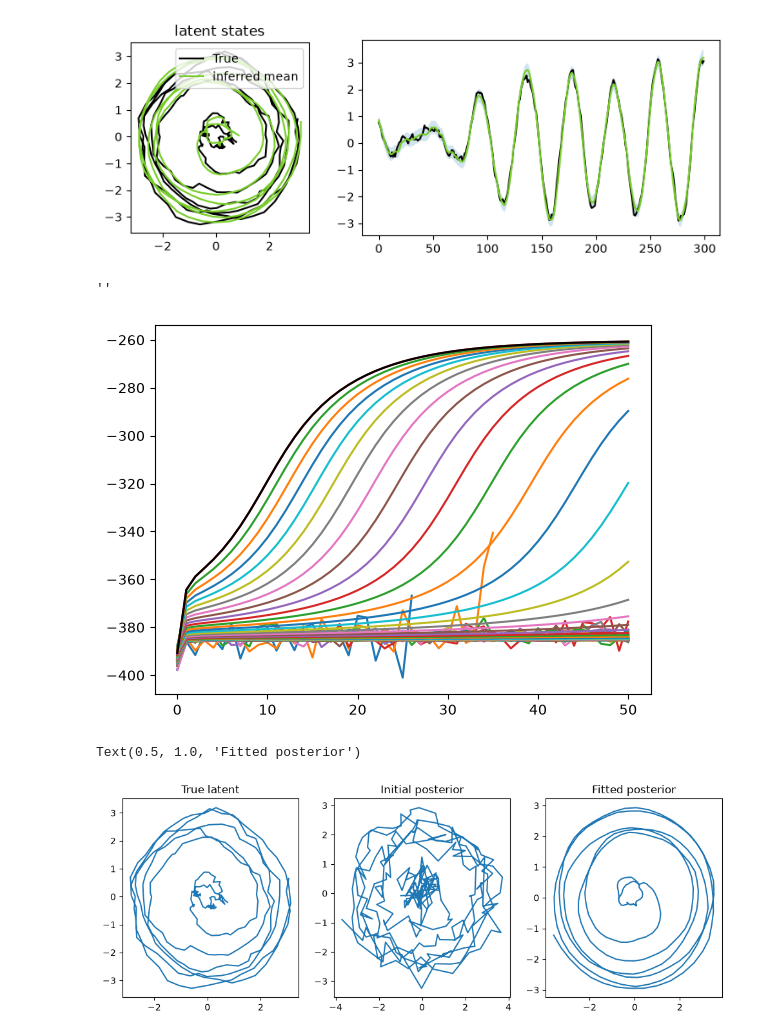
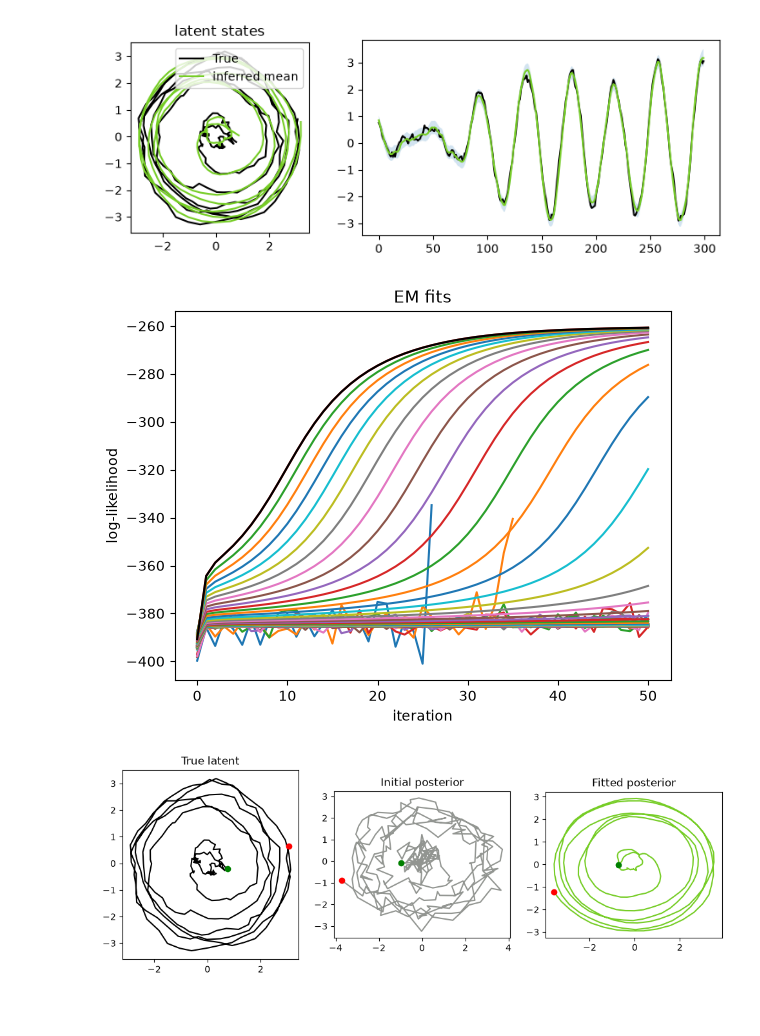
Before and after one commit to luis-rr/xxm, a Jupyter notebook: notebooks/lds.ipynb, the cells around one changed output. Drawn from its saved outputs; the diff is of its cells as text; code cells hidden in the pictures; blank space fills up the shorter version.

```diff
--- a/notebooks/lds.ipynb
+++ b/notebooks/lds.ipynb
@@ -102,28 +117,39 @@ plot_inference(states, posterior)
 # %% [output]
 [figure]
 # %%
-initial_models = init.init_pca_many(observations, state_dim=2, covariance_floors=jnp.logspace(-5, -2, 64))
+def plot_fits(fits, highlight_idx):
+    f, ax = plt.subplots()
+
+    ax.plot(fits.objective_traces.T)
+
+    _, log_likelihoods = fits.get(highlight_idx)
+
+    ax.plot(log_likelihoods, color='k')
+
+    ax.set(
+        xlabel='iteration',
+        ylabel='log-likelihood',
+        title='EM fits',
+    )
+
+
+initial_models = init.init_pca_gaussian_many(
+    observations, state_dim=2, covariance_floors=jnp.logspace(-5, -2, 64)
+)
 
 
 fits = fit_em_many(
     initial_models,
     observations,
     num_iters=50,
 )
 
 
-f, ax = plt.subplots()
+best_idx = fits.best_index()
+initial_model = initial_models[best_idx]
+fitted_model = fits.get(best_idx)[0]
 
-ax.plot(fits.objective_traces.T)
-
-best_idx = fits.best_index()
-
-initial_model = initial_models[best_idx]
-
-fitted_model, log_likelihoods = fits.get(best_idx)
-
-ax.plot(log_likelihoods, color='k');
+plot_fits(fits, highlight_idx=best_idx)
 # %% [output]
-''
-[figure, old version]
+[figure, new version]
 # %%
@@ -133,21 +158,30 @@ fitted_posterior = fitted_model.inference(observations)
 # %%
-fig, axes = plt.subplots(1, 3, figsize=(12, 4))
+def plot_latent_comparison(latents_true, initial_posterior, fitted_posterior):
+    fig, axes = plt.subplots(1, 3, figsize=(12, 4))
 
-axes[0].plot(states[:, 0], states[:, 1])
-axes[0].set_title("True latent")
+    ax = axes[0]
+    plot_latent(ax, latents_true)
+    ax.set(
+        title='True latent',
+        aspect='equal',
+    )
 
-axes[1].plot(
-    initial_posterior.means[:, 0],
-    initial_posterior.means[:, 1],
-)
-axes[1].set_title("Initial posterior")
+    ax = axes[1]
+    plot_latent(ax, initial_posterior.means, color='xkcd:grey')
+    ax.set(
+        title='Initial posterior',
+        aspect='equal',
+    )
 
-axes[2].plot(
-    fitted_posterior.means[:, 0],
-    fitted_posterior.means[:, 1],
-)
-axes[2].set_title("Fitted posterior")
+    ax = axes[2]
+    plot_latent(ax, fitted_posterior.means, color='xkcd:apple green')
+    ax.set(
+        title='Fitted posterior',
+        aspect='equal',
+    )
+
+
+plot_latent_comparison(latents_true, initial_posterior, fitted_posterior)
 # %% [output]
-Text(0.5, 1.0, 'Fitted posterior')
-[figure, old version]
+[figure, new version]
 # %%
```
Also changed, not shown: parts of 7 cells of this notebook, 16 other files.
